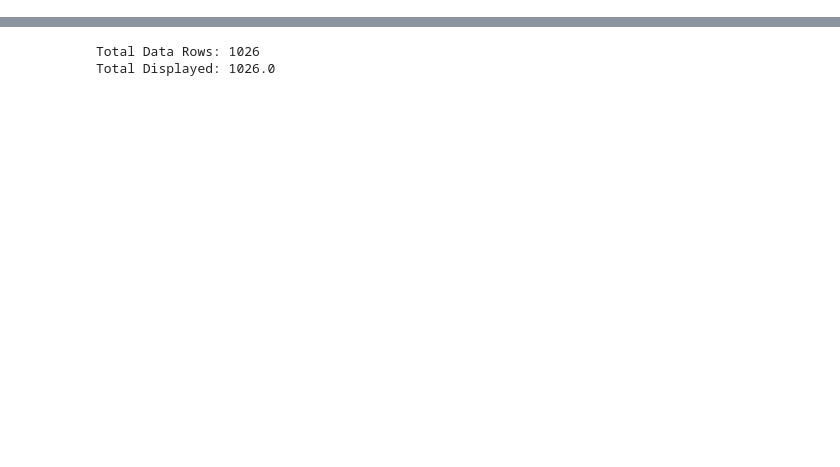
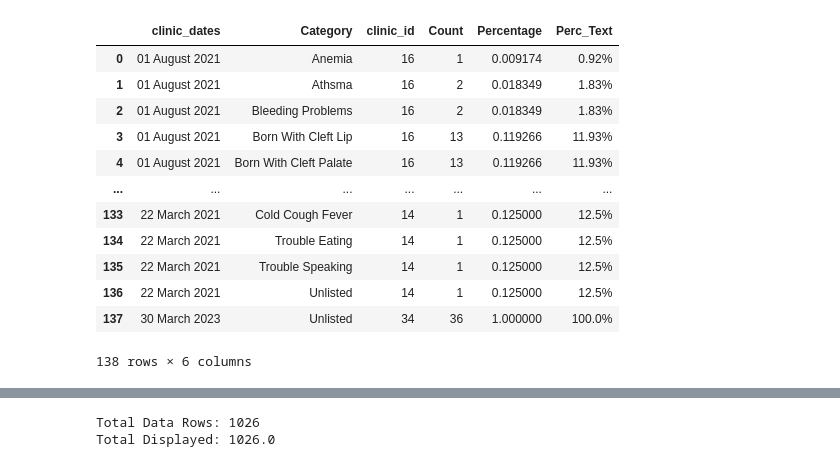
Before and after one commit to ww994a/1000smiles, a Jupyter notebook: tools/datascience/Notebooks/Demographics.ipynb, the cells around one changed output, grey strips where cells are left out. Saved outputs shown, nothing was run; the diff lists cells and outputs as text; code cells hidden in the pictures; blank space fills up the shorter version.

```diff
--- a/tools/datascience/Notebooks/Demographics.ipynb
+++ b/tools/datascience/Notebooks/Demographics.ipynb
@@ -141,6 +145,68 @@ dummy_df['display'] = dummy_df.apply(calculate_display, axis=1)
 final_df = dummy_df.copy()
 final_df = final_df.rename(columns={'gender': 'Gender M/F*'})
 final_df['age'] = final_df['age'] - 1
+# %%
+#setup dates in final_df for Dropdown
+date_format = "%d %B %Y"
+
+
+
+#Other
+pie_data = exploded_df.copy()
+
+pie_data['clinic_dates'] = pie_data['clinic_id']
+clinic_df = TSD.df_clinic.copy()
+replace_dict = clinic_df.set_index('id')['start'].to_dict()
+pie_data['clinic_dates'] = pie_data['clinic_dates'].replace(replace_dict)
+pie_data['clinic_dates'] = pd.to_datetime(pie_data['clinic_dates']).dt.strftime(date_format)
+
+pie_data = pie_data.drop(['dob','city','colonia','state','timein','timeout','patient_id','location','start','end','gender','age_in_years'], axis=1)
+
+pie_data['Count'] = 1
+
+# Grouping by 'Category' and applying different aggregation functions
+pie_info = pie_data.groupby(['clinic_dates','Category']).agg({
+    'clinic_id': 'first',
+    'Count': 'sum'
+})
+
+pie_info = pie_info.reset_index()
+
+pie_sum = {}
+for row in pie_info.itertuples():
+    if row.clinic_dates not in pie_sum:
+
+        pie_sum[row.clinic_dates] = row.Count
+    else:
+        pie_sum[row.clinic_dates] += row.Count
+
+
+
+pie_info['Percentage'] = 0
+def calculate_percent(row):
+    total_category = (pie_sum[row.clinic_dates])
+    return row.Count/total_category
+
+def calculate_perc_text(row):
+    return str(round(row.Percentage * 100,2))+'%'
+
+pie_info['Percentage'] = pie_info.apply(calculate_percent, axis=1)
+pie_info['Perc_Text'] = pie_info.apply(calculate_perc_text, axis=1)
+pie_info
+# %% [output]
+|  | clinic_dates | Category | clinic_id | Count | Percentage | Perc_Text |
+| 0 | 01 August 2021 | Anemia | 16 | 1 | 0.009174 | 0.92% |
+| 1 | 01 August 2021 | Athsma | 16 | 2 | 0.018349 | 1.83% |
+| 2 | 01 August 2021 | Bleeding Problems | 16 | 2 | 0.018349 | 1.83% |
+| 3 | 01 August 2021 | Born With Cleft Lip | 16 | 13 | 0.119266 | 11.93% |
+| 4 | 01 August 2021 | Born With Cleft Palate | 16 | 13 | 0.119266 | 11.93% |
+| ... | ... | ... | ... | ... | ... | ... |
+| 133 | 22 March 2021 | Cold Cough Fever | 14 | 1 | 0.125000 | 12.5% |
+| 134 | 22 March 2021 | Trouble Eating | 14 | 1 | 0.125000 | 12.5% |
+| 135 | 22 March 2021 | Trouble Speaking | 14 | 1 | 0.125000 | 12.5% |
+| 136 | 22 March 2021 | Unlisted | 14 | 1 | 0.125000 | 12.5% |
+| 137 | 30 March 2023 | Unlisted | 34 | 36 | 1.000000 | 100.0% |
+138 rows × 6 columns
 # %%
 #Calculate Summaries
 
```
Also changed, not shown: parts of 3 cells of this notebook.
